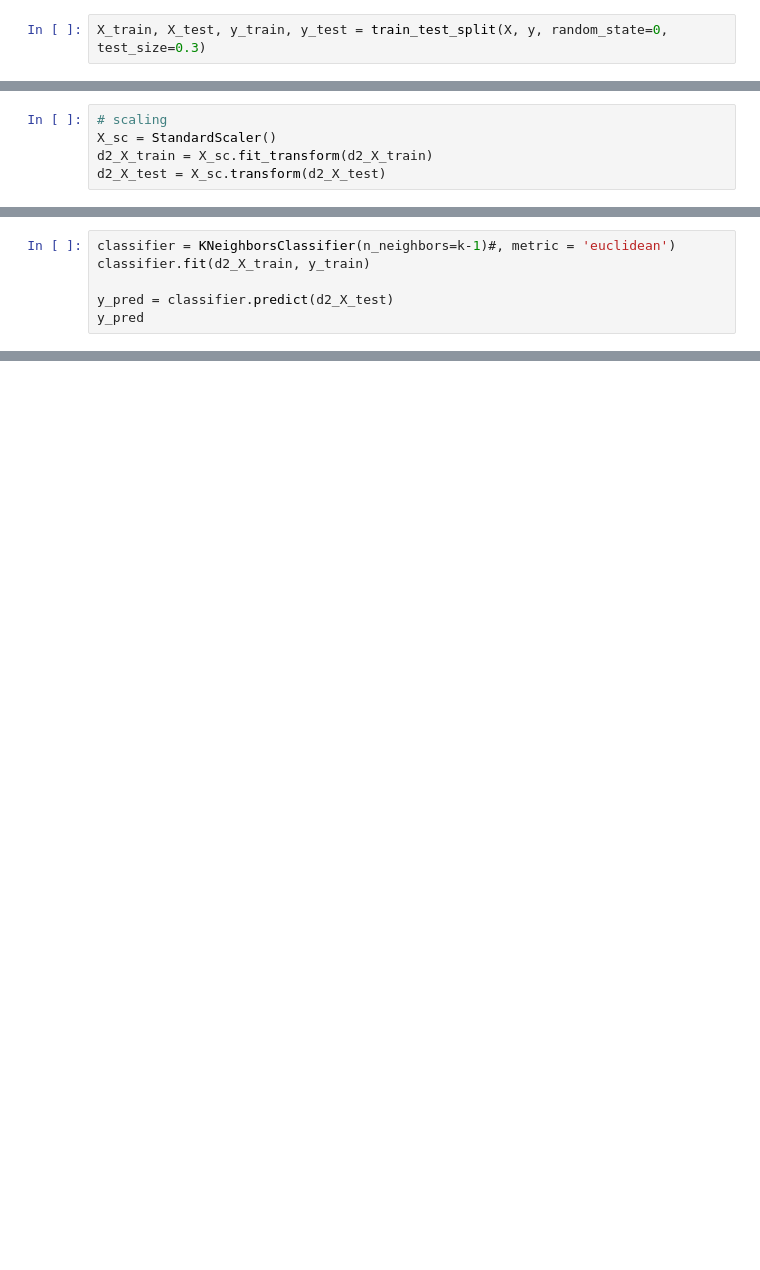
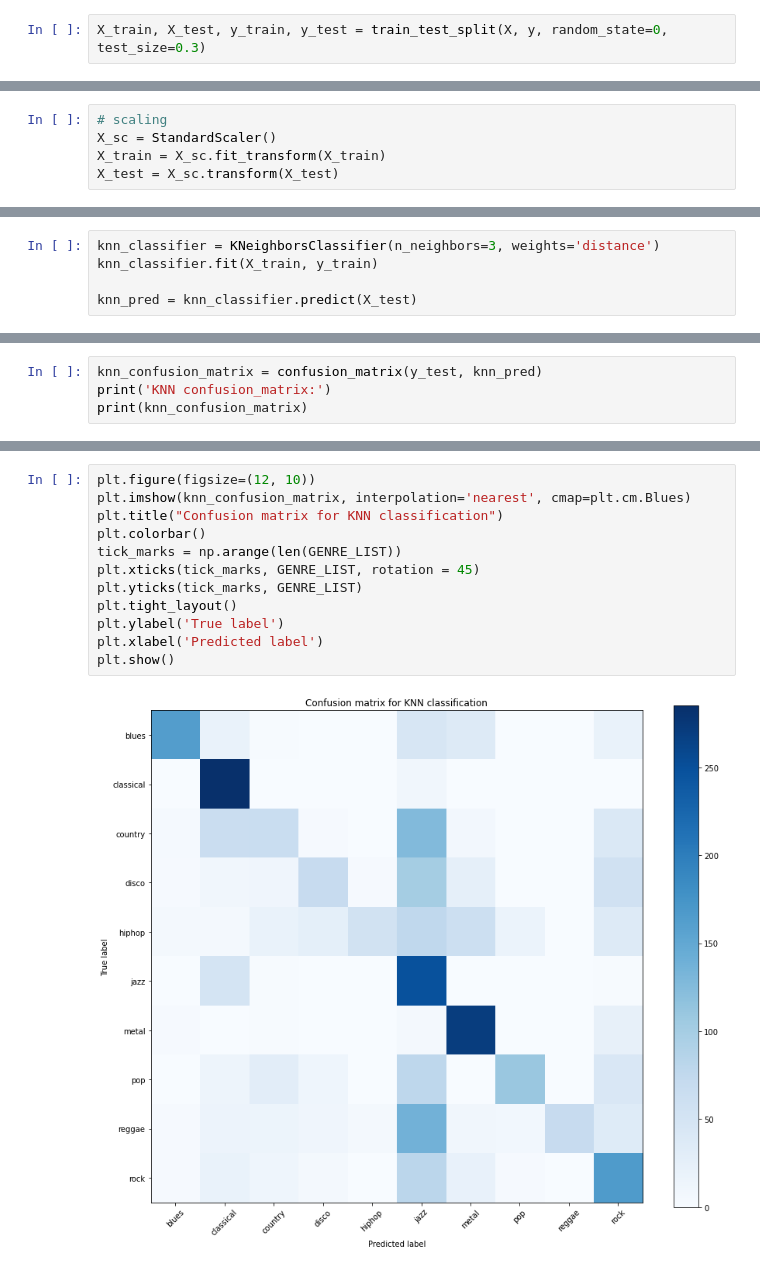
Before and after one commit to marcelbieniek/deep-learning-basics-project, a Jupyter notebook: KNN.ipynb, the cells around one changed output, grey strips where cells are left out. Saved outputs shown, nothing was run; the diff lists cells and outputs as text; blank space fills up the shorter version.

```diff
--- a/KNN.ipynb
+++ b/KNN.ipynb
@@ -66,6 +81,6 @@ print(d2_X_train.shape)
 # %%
 # scaling
 X_sc = StandardScaler()
-d2_X_train = X_sc.fit_transform(d2_X_train)
-d2_X_test = X_sc.transform(d2_X_test)
+X_train = X_sc.fit_transform(X_train)
+X_test = X_sc.transform(X_test)
 # %%
@@ -76,6 +92,0 @@ print(k)
-# %%
-classifier = KNeighborsClassifier(n_neighbors=k-1)#, metric = 'euclidean')
-classifier.fit(d2_X_train, y_train)
-
-y_pred = classifier.predict(d2_X_test)
-y_pred
@@ -98 +93,6 @@ print(cm)
+# %%
+knn_classifier = KNeighborsClassifier(n_neighbors=3, weights='distance')
+knn_classifier.fit(X_train, y_train)
+
+knn_pred = knn_classifier.predict(X_test)
 # %%
@@ -103,0 +102,4 @@ F1_score :  41.547182394131376
+# %%
+knn_confusion_matrix = confusion_matrix(y_test, knn_pred)
+print('KNN confusion_matrix:')
+print(knn_confusion_matrix)
@@ -103,0 +118,14 @@ F1_score :  41.547182394131376
+# %%
+plt.figure(figsize=(12, 10))
+plt.imshow(knn_confusion_matrix, interpolation='nearest', cmap=plt.cm.Blues)
+plt.title("Confusion matrix for KNN classification")
+plt.colorbar()
+tick_marks = np.arange(len(GENRE_LIST))
+plt.xticks(tick_marks, GENRE_LIST, rotation = 45)
+plt.yticks(tick_marks, GENRE_LIST)
+plt.tight_layout()
+plt.ylabel('True label')
+plt.xlabel('Predicted label')
+plt.show()
+# %% [output]
+[figure, added]
```
Also changed, not shown: parts of 15 cells of this notebook.
